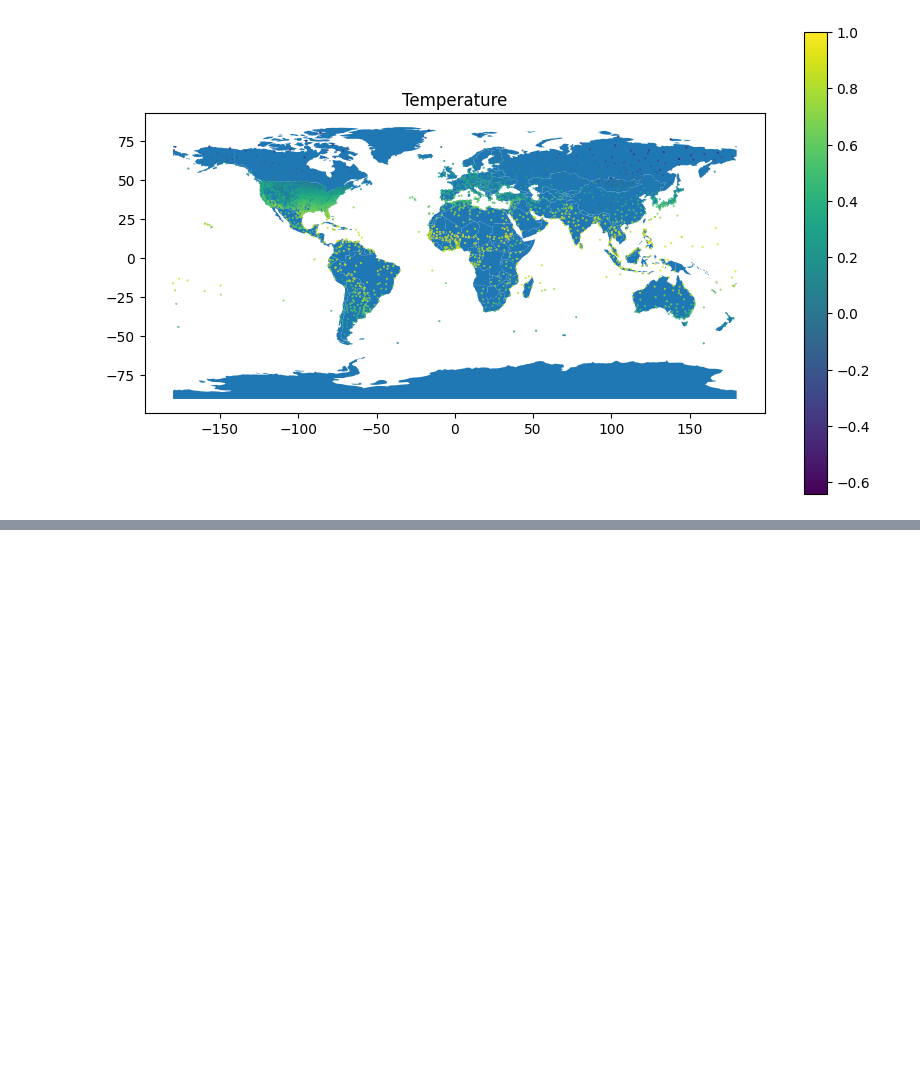
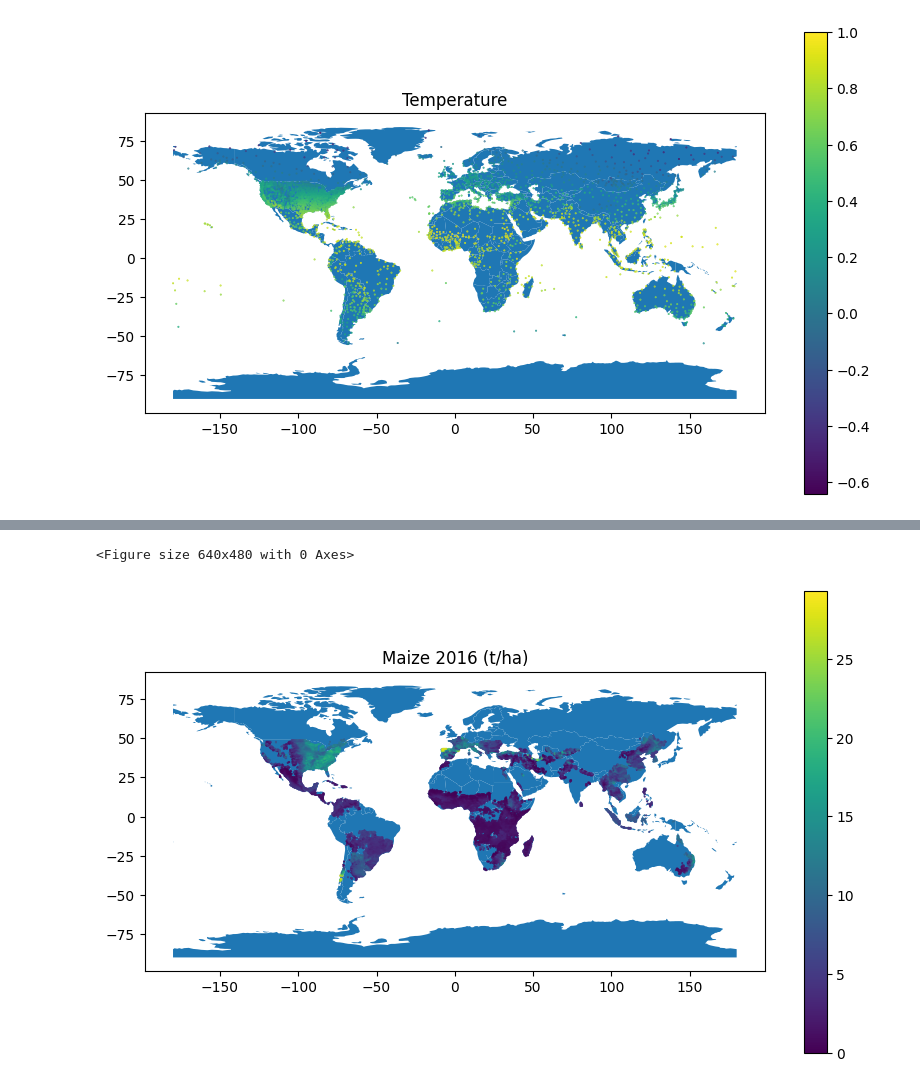
Before and after one commit to davidguzmanr/COMP-685-Fall-2025, a Jupyter notebook: notebooks/import_tests.ipynb, the cells around one changed output, grey strips where cells are left out. Drawn from its saved outputs; the diff is of its cells as text; code cells hidden in the pictures; blank space fills up the shorter version.

Commit message:
add crop data 1981-2016

```diff
--- a/notebooks/import_tests.ipynb
+++ b/notebooks/import_tests.ipynb
@@ -265,0 +290,6 @@ plt.show()
+# %%
+import xarray as xr
+import pandas as pd
+# example year and crop
+dataset = xr.open_dataset('data/maize/yield_2016.nc4')
+df = dataset.to_dataframe().reset_index()
@@ -265,0 +312,18 @@ plt.show()
+# %%
+# change to >-180 to 180 instead of >0 to 360 longitude
+df['lon'] = [i if i <= 180 else -360 + i for i in df['lon']]
+# %%
+import matplotlib.pyplot as plt
+import geopandas as gpd
+
+plt.figure()
+gdf = gpd.GeoDataFrame(df, geometry=gpd.points_from_xy(df['lon'], df['lat']))
+
+world = gpd.read_file(gpd.datasets.get_path('naturalearth_lowres'))
+
+gdf.plot(ax=world.plot(figsize=(10, 6)), column=df['var'], markersize=0.2, legend=True)
+plt.title(f"Maize 2016 (t/ha)")
+plt.show()
+# %% [output]
+<Figure size 640x480 with 0 Axes>
+[figure, added]
```
Also changed, not shown: parts of 6 cells of this notebook.
